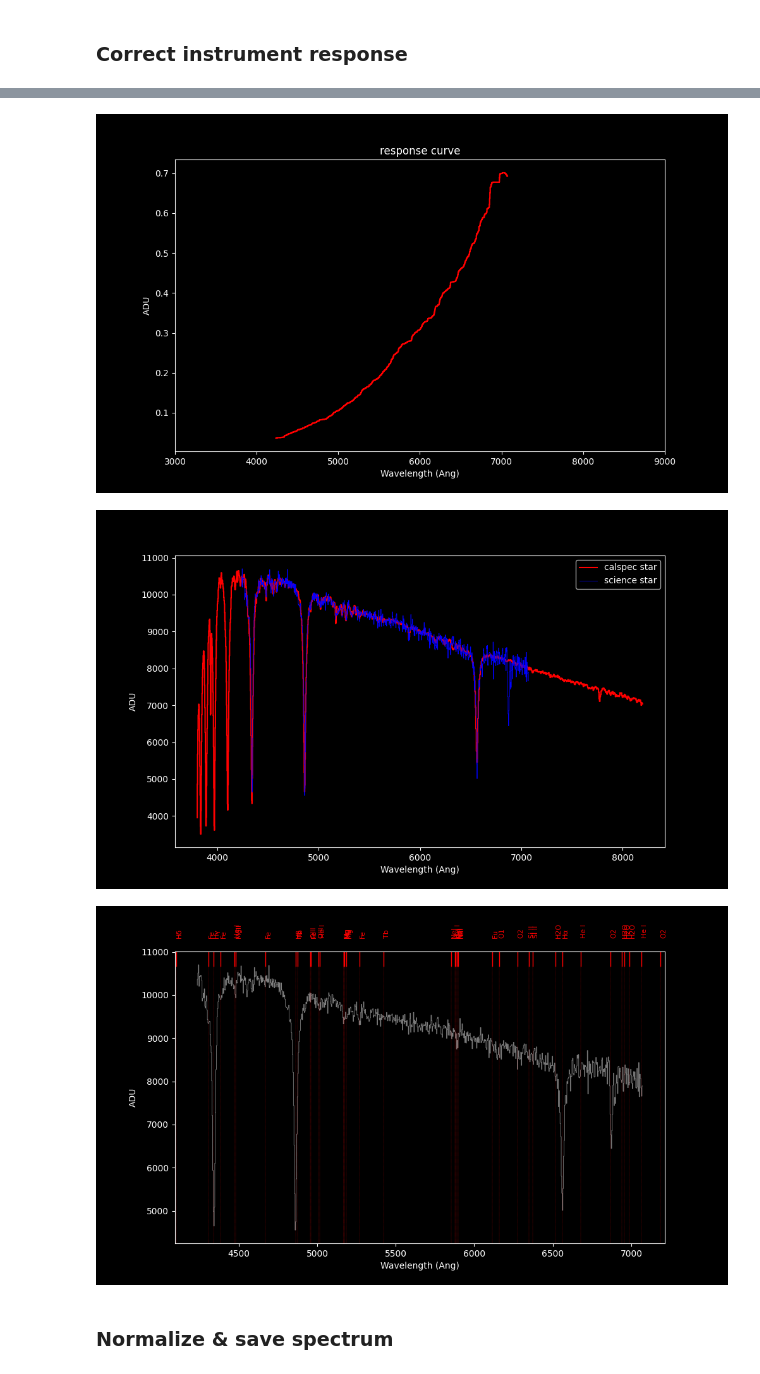
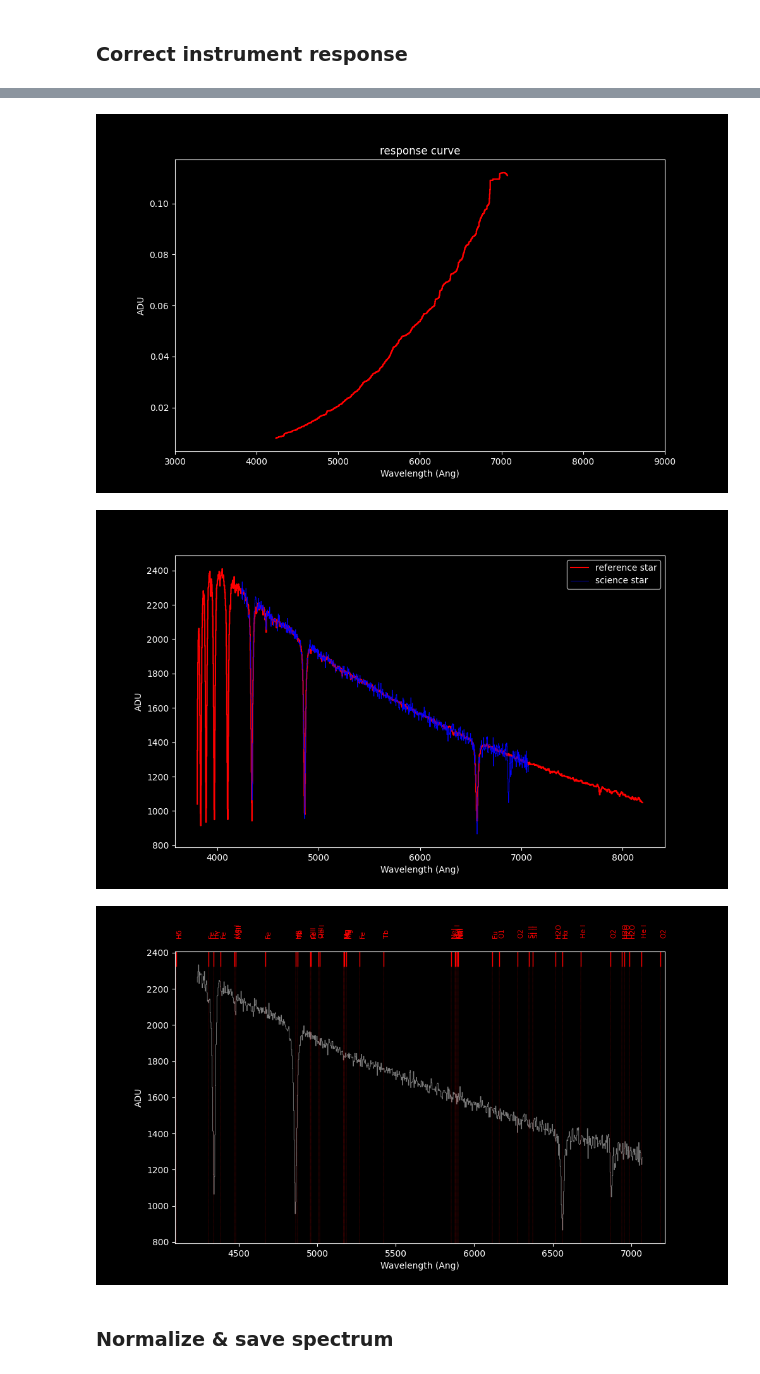
Before and after one commit to plouis35/EasyAstro, a Jupyter notebook: easytools/easyextract.ipynb, the cells around one changed output, grey strips where cells are left out. Cells and saved outputs as stored; diff of their text form; code cells hidden in the pictures.

Commit message:
CALSPEC dropdown list selection added

```diff
--- a/easytools/easyextract.ipynb
+++ b/easytools/easyextract.ipynb
@@ -114,24 +118,29 @@ logger = logging.getLogger('notebook')
 #OBS_LONGITUDE = 5.712
 #ALTITUDE: 600
 
-#Void
+#MEUSE
 OBS_LONGITUDE = 5.622875
 OBS_LATITUDE = 48.686385
 ALTITUDE = 250
 
-### science target
+### target
 CAPTURE_DIR='../../../CAPTURES/20161200_CHATEAU_TIPE/spectro_TIPE_bruts/'
 #TARGET = 'ngc4151'
 TARGET = 'markab'
-#REFERENCE_STAR = 'delumi_stis_004.fits'             # CALSPEC
-REFERENCE_STAR = 'hd158485_stis_007.fits'             # CALSPEC
 WAVE_RANGE = 3000, 9000
-MEDIAN_SMOOTH = 3
-#calib_x_pixel  = 78.099, 128.005, 200.651, 339.185, 468.038, 550.164, 617.539, 677.917, 796.963
-#calib_x_wavelength  = 4500.9, 4671.2, 4916.5, 5400.5, 5852.5, 6143.0, 6382.9, 6598.9, 7032.4
-
 WAVELENGTH = [4500.9, 4671.2, 4916.5, 5400.5, 5852.5, 6143.0, 6382.9, 6598.9, 7032.4]*u.AA
 PIXELS = [78.099, 128.005, 200.651, 339.185, 468.038, 550.164, 617.539, 677.917, 796.963]*u.pix
-
 #WAVELENGTH = [6506.53, 6532.88, 6598.95, 6678.28, 6717.04]*u.AA
 #PIXELS = [770, 1190, 2240, 3484, 4160]*u.pix
+MEDIAN_SMOOTH = 3
+
+### read CALSPEC reference stars
+calspec_ref = pd.read_csv('./calspec_refs.dat', delimiter='\t')
+calspec_ref = calspec_ref.sort_values(by='Sp. T.')
+
+### display selection list below
+calspec_widget = widgets.Select(
+    options=calspec_ref['Sp. T.'] + " (" + calspec_ref['Name'] + ", V=" + calspec_ref['V'] + ", B-V=" + calspec_ref['B-V'] + ")",
+    description='Reference: ',
+)
+display(calspec_widget)
@@ -137,0 +149,7 @@ PIXELS = [78.099, 128.005, 200.651, 339.185, 468.038, 550.164, 617.539, 677.917,
+# %%
+selected_star = calspec_widget.value.split(", ")[0].split()[1].replace('(','')
+info_star = calspec_ref.query('Name == @selected_star')
+REFERENCE_STAR = (info_star['Name']+info_star['STIS**']+'.fits').values[0]
+#REFERENCE_STAR = 'delumi_stis_004.fits'             # CALSPEC
+#REFERENCE_STAR = 'hd158485_stis_007.fits'             # CALSPEC
+logger.info(f"selected {REFERENCE_STAR=}")
@@ -385,6 +405,7 @@ logger.info(f'computed ZD={ZD}, airmass={airmass}')
 
 ### load reference star from CALSPEC database
 std_spec = load_MAST_calspec(REFERENCE_STAR)
+print(std_spec)
 
 ### slice spectra to visible range
 std_slice = std_spec[3800*u.AA:8200*u.AA]
@@ -394,7 +415,7 @@ final_spec = sci_slice
 ### show both spectra
 fig, ax = plt.subplots(figsize=(10,6))
 plt.xlim(WAVE_RANGE)
-ax.step(std_slice.spectral_axis, std_slice.flux, label = 'calspec star') #, where="mid"
+ax.step(std_slice.spectral_axis, std_slice.flux, label = 'reference star') #, where="mid"
 ax.step(sci_slice.spectral_axis, sci_slice.flux, label = 'science star') # where="mid",
 ax.set_yscale('log')
 ax.set_xlabel(f"Wavelength ({std_slice.spectral_axis.unit})")
@@ -455,7 +476,7 @@ plt.figure(figsize=(10,6))
 plt.xlabel('Wavelength (Ang)')
 plt.ylabel('ADU')
 #plt.step(obj_spectrum.wavelength, obj_spectrum.flux, linewidth = '0.6', color = 'black');
-plt.step(std_slice.wavelength, std_slice.flux, color = 'r', label = 'calspec star') #, where="mid",
+plt.step(std_slice.wavelength, std_slice.flux, color = 'r', label = 'reference star') #, where="mid",
 plt.step(final_spec.wavelength, final_spec.flux, linewidth = '0.6', color = 'b', label = 'science star'); #, where="mid",
 plt.legend(loc=('best'))
 #plt.step(std_spec.wavelength, std_spec.flux + 5000 * u.mJy, linewidth = '0.6', color = 'r')
@@ -475,6 +501,6 @@ show_lines(ax = None, show_line = True)
-[figure, old version]
+[figure, new version]
-[figure, old version]
+[figure, new version]
-[figure, old version]
+[figure, new version]
 # %% [markdown]
 ### Normalize & save spectrum
 # %%
```
Also changed, not shown: parts of 9 cells of this notebook, 1 other file.
